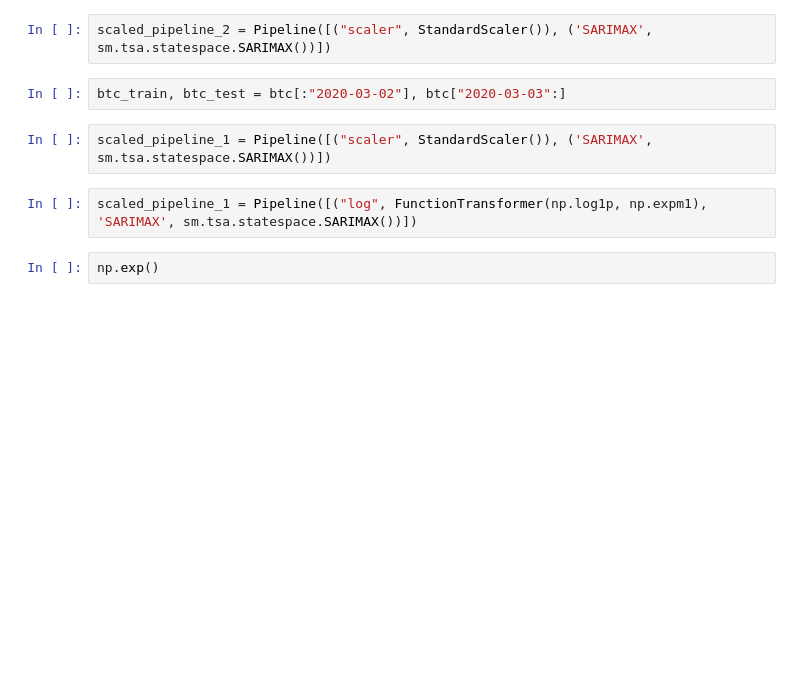
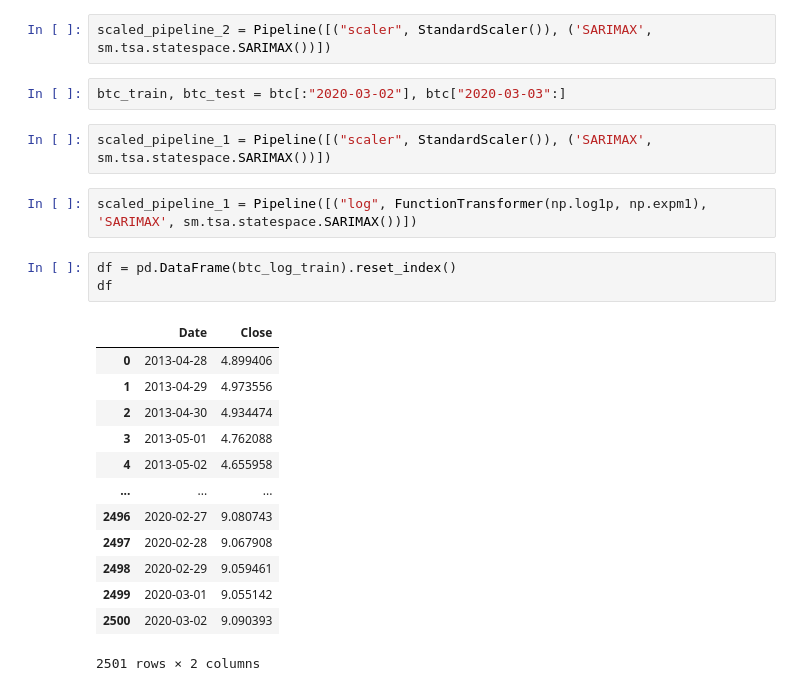
Before and after one commit to rajeevpanwar/Bitcoin-Heist-of-the-Century, a Jupyter notebook: corey_timeseries_exact.ipynb, the cells around one changed output. Cells and saved outputs as stored; diff of their text form; blank space fills up the shorter version.

```diff
--- a/corey_timeseries_exact.ipynb
+++ b/corey_timeseries_exact.ipynb
@@ -276,5 +238,20 @@ btc_train, btc_test = btc[:"2020-03-02"], btc["2020-03-03":]
 scaled_pipeline_1 = Pipeline([("scaler", StandardScaler()), ('SARIMAX', sm.tsa.statespace.SARIMAX())])
 # %%
 scaled_pipeline_1 = Pipeline([("log", FunctionTransformer(np.log1p, np.expm1), 'SARIMAX', sm.tsa.statespace.SARIMAX())])
-# %%
-np.exp()
+# %%
+df = pd.DataFrame(btc_log_train).reset_index()
+df
+# %% [output]
+|  | Date | Close |
+| 0 | 2013-04-28 | 4.899406 |
+| 1 | 2013-04-29 | 4.973556 |
+| 2 | 2013-04-30 | 4.934474 |
+| 3 | 2013-05-01 | 4.762088 |
+| 4 | 2013-05-02 | 4.655958 |
+| ... | ... | ... |
+| 2496 | 2020-02-27 | 9.080743 |
+| 2497 | 2020-02-28 | 9.067908 |
+| 2498 | 2020-02-29 | 9.059461 |
+| 2499 | 2020-03-01 | 9.055142 |
+| 2500 | 2020-03-02 | 9.090393 |
+2501 rows × 2 columns
```
Also changed, not shown: parts of 13 cells of this notebook, 1 other file.
